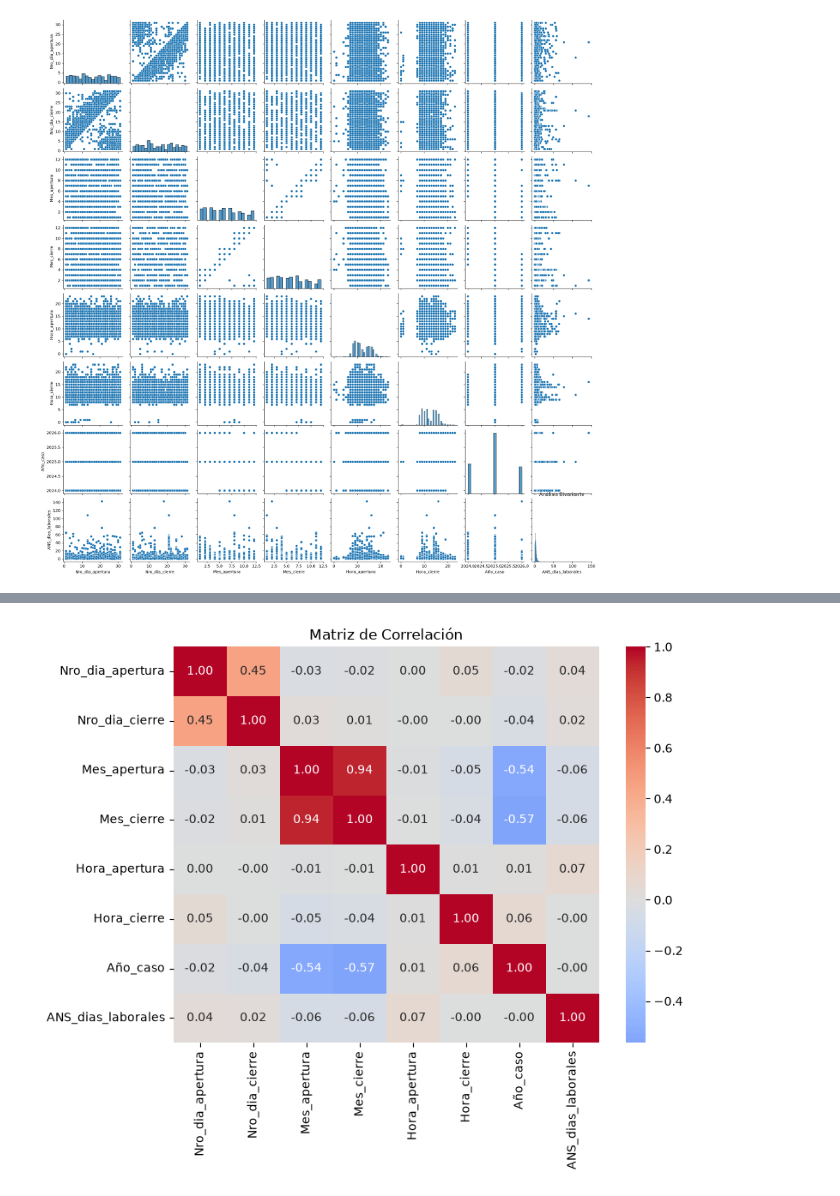
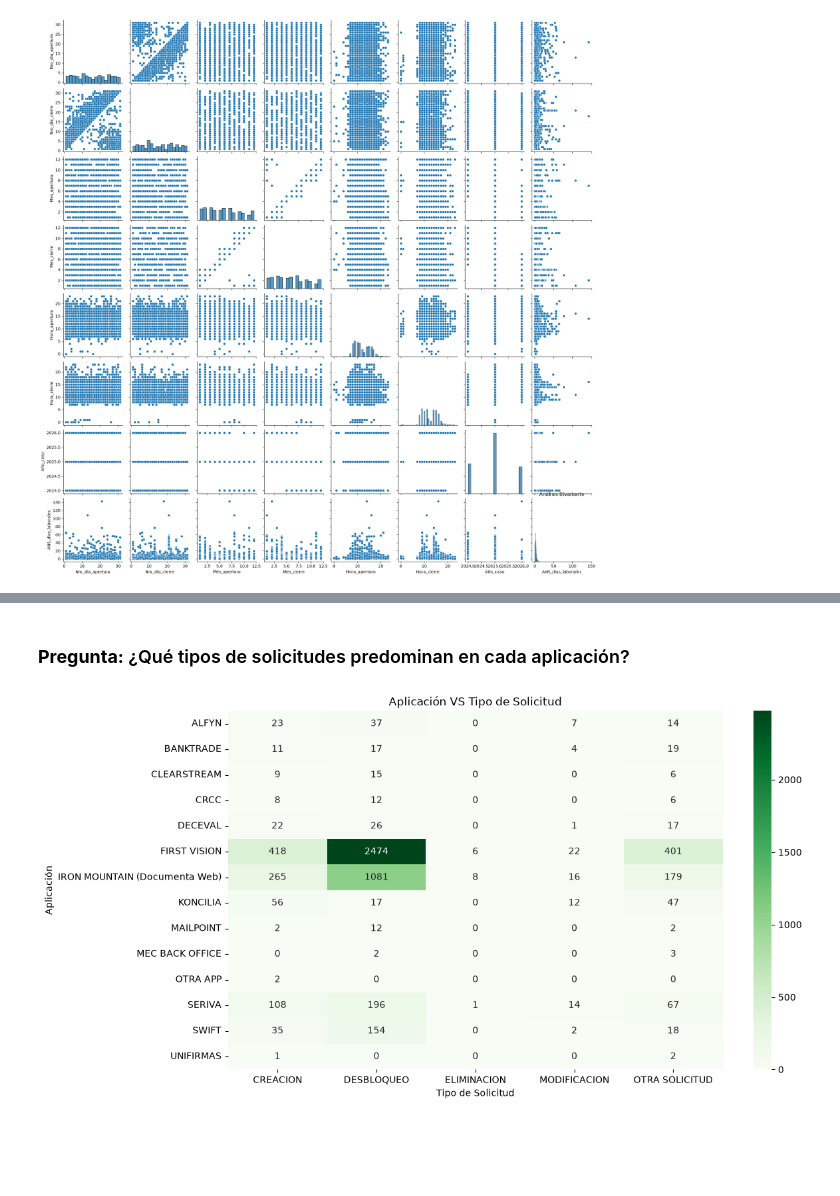
Before and after one commit to DiazJSC/AccesClean_proyecto, a Jupyter notebook: src/03_EDA.ipynb, the cells around one changed output, grey strips where cells are left out. Drawn from its saved outputs; the diff is of its cells as text; code cells hidden in the pictures; blank space fills up the shorter version.

```diff
--- a/src/03_EDA.ipynb
+++ b/src/03_EDA.ipynb
@@ -379,7 +414,13 @@ matriz_corr = df.corr(numeric_only=True)
-# %%
-plt.figure(figsize=(8,6))
-sns.heatmap(matriz_corr, annot=True, fmt=".2f", cmap='coolwarm', center=0)
-plt.title("Matriz de Correlación")
-plt.show()
-# %% [output]
-[figure, removed]
+# %% [markdown]
+### **Pregunta:** ¿Qué tipos de solicitudes predominan en cada aplicación?
+# %%
+tabla_vs1 = pd.crosstab(df["Aplicacion"],df["Tipo_solicitud_1"])
+
+plt.figure(figsize=(12,7))
+sns.heatmap(tabla_vs1,annot=True,fmt="d",cmap="Greens")
+plt.title("Aplicación VS Tipo de Solicitud")
+plt.xlabel("Tipo de Solicitud")
+plt.ylabel("Aplicación")
+plt.show()
+# %% [output]
+[figure, added]
```
Also changed, not shown: parts of 23 cells of this notebook.
